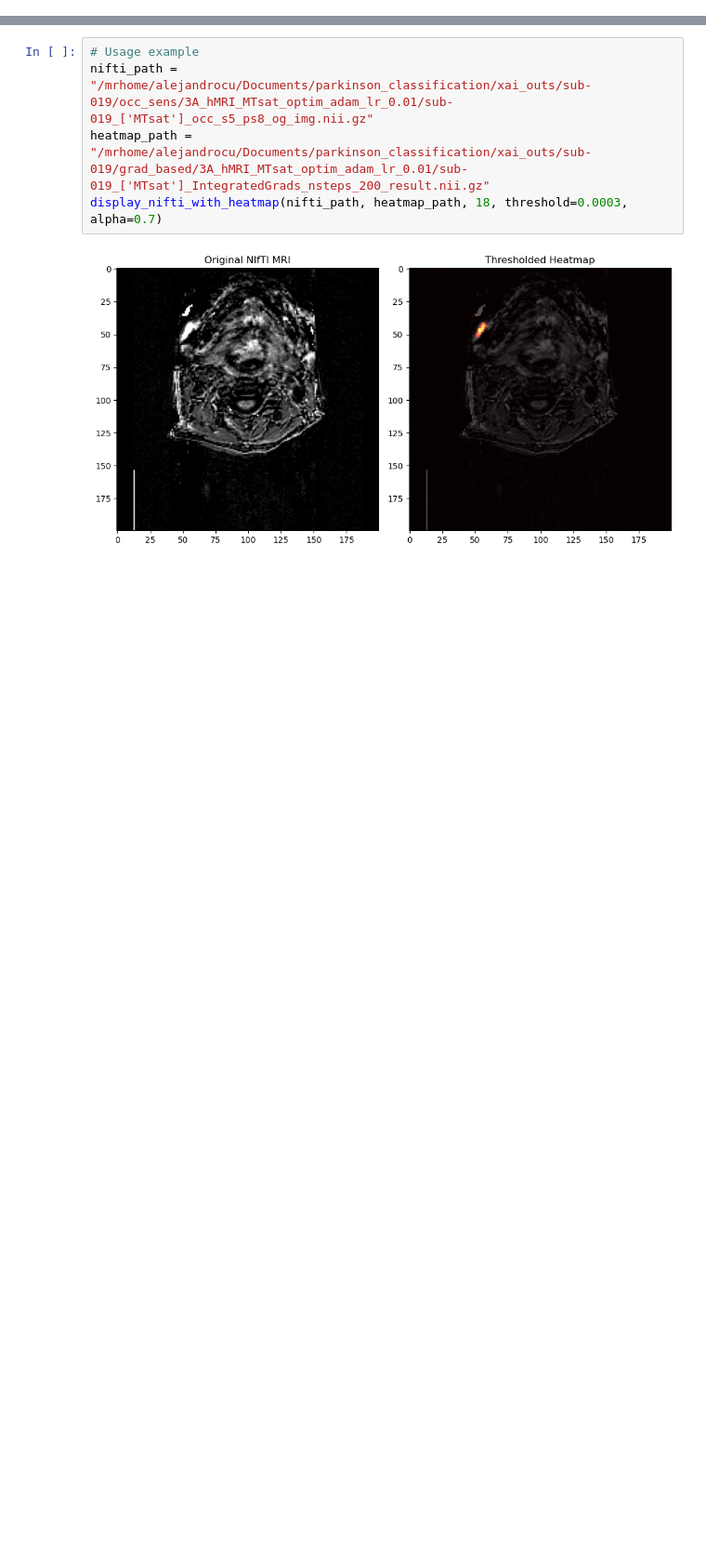
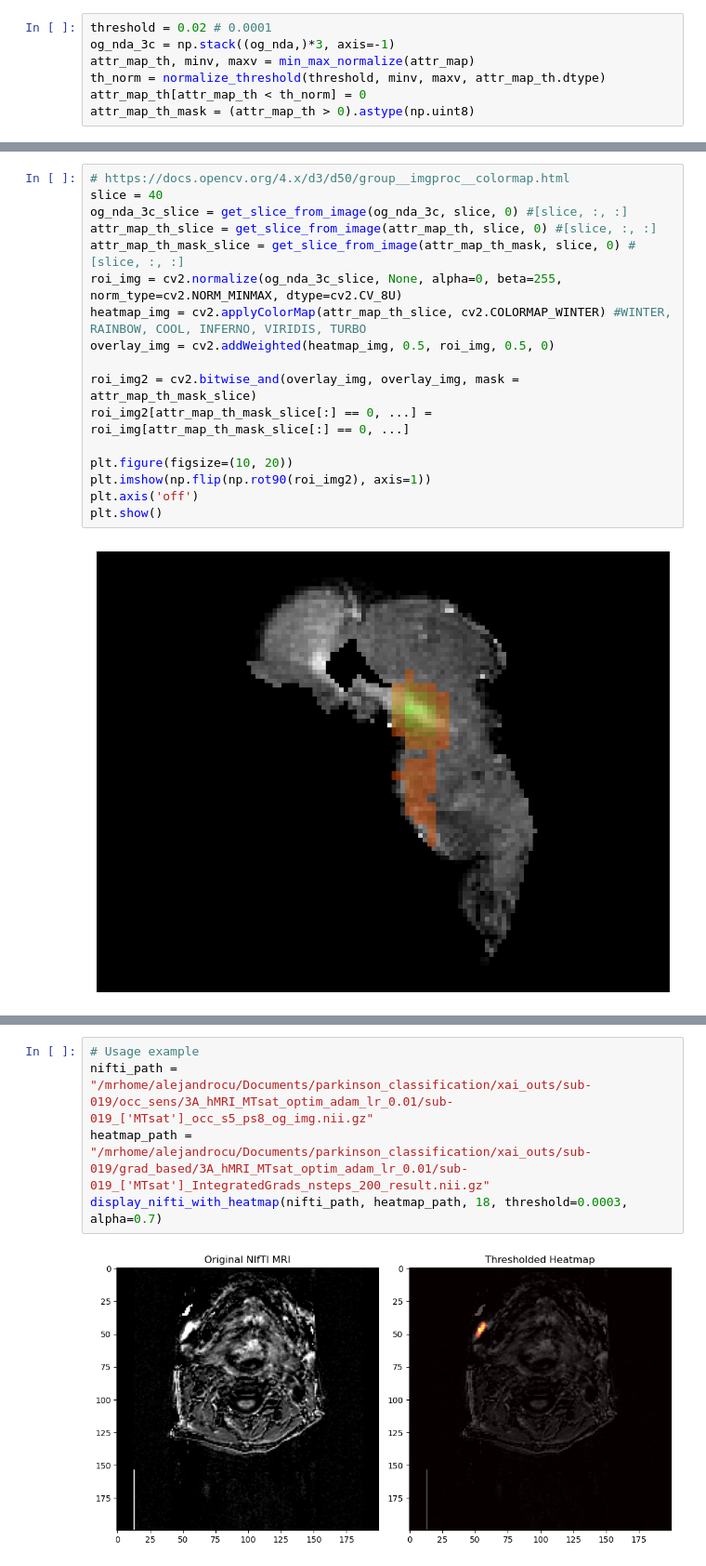
Before and after one commit to alexCortinaU/parkinson_classification, a Jupyter notebook: plots_and_figures.ipynb, the cells around one changed output, grey strips where cells are left out. Shown at 93% size. Saved outputs shown, nothing was run; the diff lists cells and outputs as text; blank space fills up the shorter version.

```diff
--- a/plots_and_figures.ipynb
+++ b/plots_and_figures.ipynb
@@ -36,0 +199,7 @@ def display_nifti_with_heatmap(nifti_path, heatmap_path, slice, threshold=0.5, a
+# %%
+threshold = 0.02 # 0.0001
+og_nda_3c = np.stack((og_nda,)*3, axis=-1)
+attr_map_th, minv, maxv = min_max_normalize(attr_map)
+th_norm = normalize_threshold(threshold, minv, maxv, attr_map_th.dtype)
+attr_map_th[attr_map_th < th_norm] = 0
+attr_map_th_mask = (attr_map_th > 0).astype(np.uint8)
@@ -36,0 +210,19 @@ def display_nifti_with_heatmap(nifti_path, heatmap_path, slice, threshold=0.5, a
+# %%
+# https://docs.opencv.org/4.x/d3/d50/group__imgproc__colormap.html
+slice = 40
+og_nda_3c_slice = get_slice_from_image(og_nda_3c, slice, 0) #[slice, :, :]
+attr_map_th_slice = get_slice_from_image(attr_map_th, slice, 0) #[slice, :, :]
+attr_map_th_mask_slice = get_slice_from_image(attr_map_th_mask, slice, 0) #[slice, :, :]
+roi_img = cv2.normalize(og_nda_3c_slice, None, alpha=0, beta=255, norm_type=cv2.NORM_MINMAX, dtype=cv2.CV_8U)
+heatmap_img = cv2.applyColorMap(attr_map_th_slice, cv2.COLORMAP_WINTER) #WINTER, RAINBOW, COOL, INFERNO, VIRIDIS, TURBO
+overlay_img = cv2.addWeighted(heatmap_img, 0.5, roi_img, 0.5, 0)
+
+roi_img2 = cv2.bitwise_and(overlay_img, overlay_img, mask = attr_map_th_mask_slice)
+roi_img2[attr_map_th_mask_slice[:] == 0, ...] = roi_img[attr_map_th_mask_slice[:] == 0, ...]
+
+plt.figure(figsize=(10, 20))
+plt.imshow(np.flip(np.rot90(roi_img2), axis=1))
+plt.axis('off')
+plt.show()
+# %% [output]
+[figure, added]
```
Also changed, not shown: parts of 12 cells of this notebook, 7 other files.
